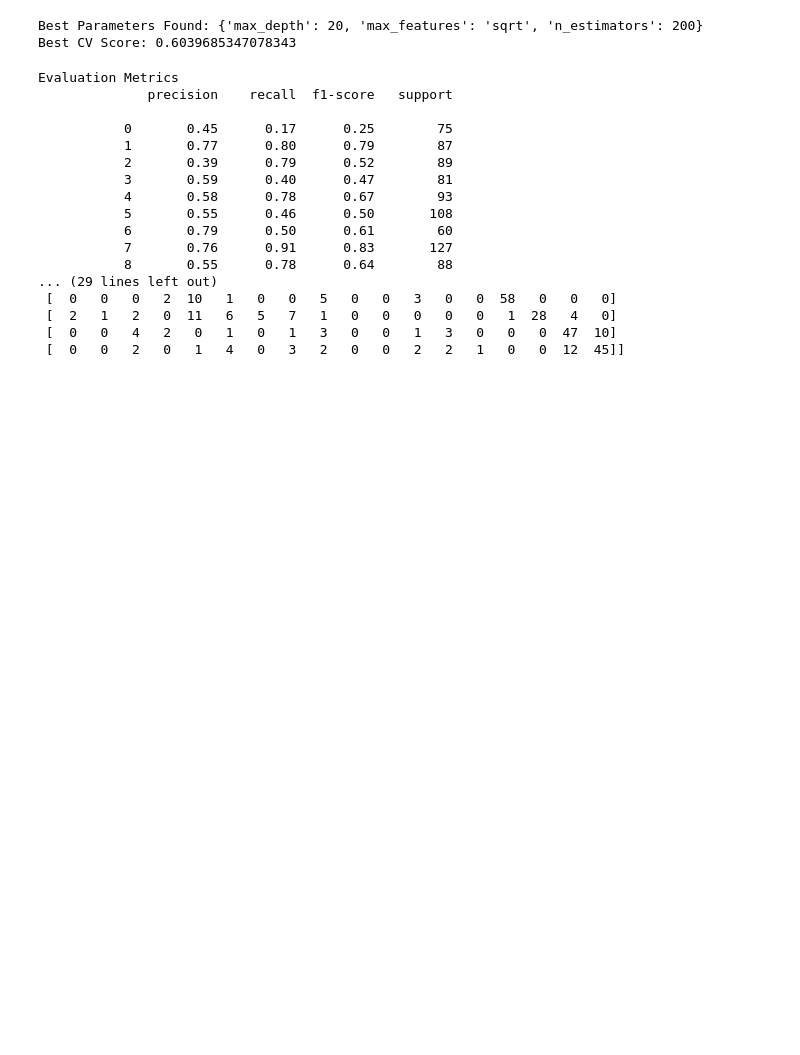
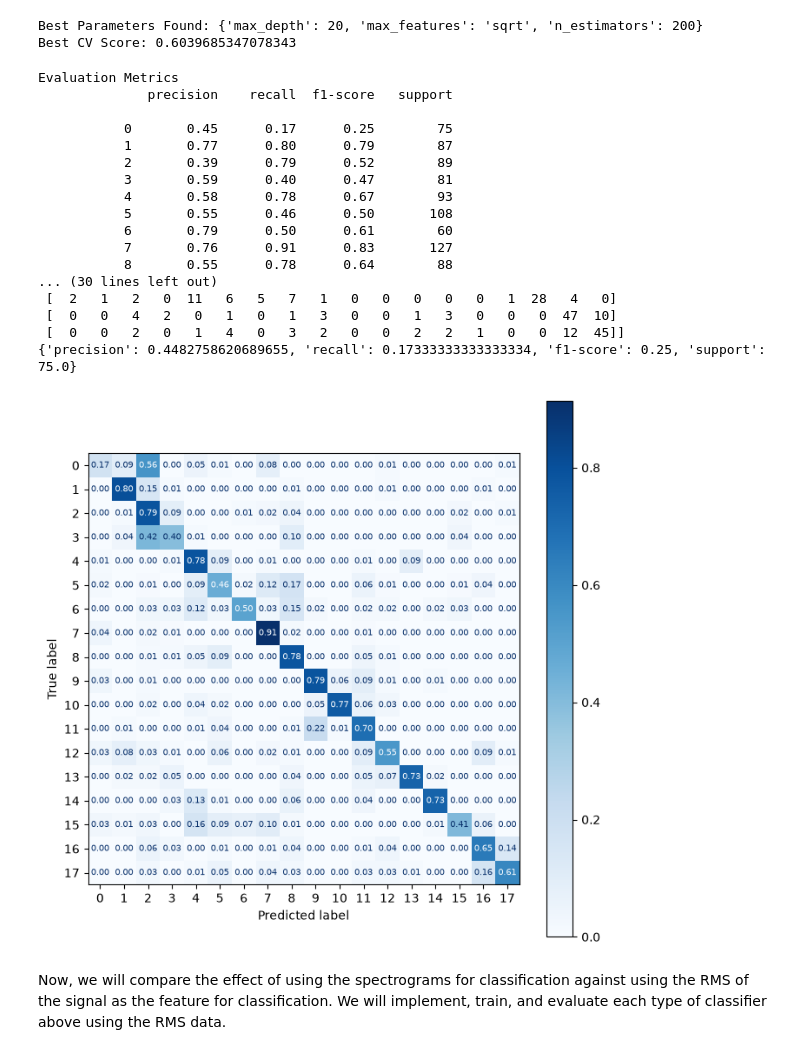
Before and after one commit to pulasthi-u/bm4152-paper, a Jupyter notebook: notebook_v2.ipynb, the cells around one changed output. Drawn from its saved outputs; the diff is of its cells as text; code cells hidden in the pictures; blank space fills up the shorter version.

```diff
--- a/notebook_v2.ipynb
+++ b/notebook_v2.ipynb
@@ -619,5 +764,5 @@ Finally, we also implement a random forest classifier.
 # %%
-parameters = {
+rf_parameters = {
     "n_estimators": [50, 100, 200],
     "max_depth": [5, 10, 20],
     "max_features": ["sqrt", "log2"],
@@ -625,7 +770,7 @@ parameters = {
 
 rf = sklearn.model_selection.GridSearchCV(
     sklearn.ensemble.RandomForestClassifier(random_state=58),
-    parameters, cv=4, scoring='accuracy'
+    rf_parameters, cv=4, scoring='accuracy'
 )
 
 rf.fit(X_train_reduced, y_train)
@@ -649,7 +794,10 @@ print("Evaluation Metrics")
 print(sklearn.metrics.classification_report(y_test, rf_predictions))
 
 print("Confusion Matrix")
-print(sklearn.metrics.confusion_matrix(y_test, rf_predictions))
+cm_rf = sklearn.metrics.confusion_matrix(y_test, rf_predictions, normalize='true')
+print(cm_rf)
+
+rf_metrics = sklearn.metrics.classification_report(y_test, rf_predictions, output_dict=True)
 # %% [output]
 Evaluation Metrics
               precision    recall  f1-score   support
@@ -663,8 +811,21 @@ Evaluation Metrics
            6       0.79      0.50      0.61        60
            7       0.76      0.91      0.83       127
            8       0.55      0.78      0.64        88
-... (29 lines left out)
- [  0   0   0   2  10   1   0   0   5   0   0   3   0   0  58   0   0   0]
+... (30 lines left out)
  [  2   1   2   0  11   6   5   7   1   0   0   0   0   0   1  28   4   0]
  [  0   0   4   2   0   1   0   1   3   0   0   1   3   0   0   0  47  10]
  [  0   0   2   0   1   4   0   3   2   0   0   2   2   1   0   0  12  45]]
+{'precision': 0.4482758620689655, 'recall': 0.17333333333333334, 'f1-score': 0.25, 'support': 75.0}
+# %%
+# Plot the confusion matrix
+cm_rf_disp = sklearn.metrics.ConfusionMatrixDisplay(confusion_matrix=cm_rf)
+
+plt.figure(figsize=(8, 8))
+
+cm_rf_disp.plot(cmap='Blues', values_format='.2f', ax=plt.gca(), text_kw={'size': 7})
+
+plt.show()
+# %% [output]
+[figure, added]
+# %% [markdown]
+Now, we will compare the effect of using the spectrograms for classification against using the RMS of the signal as the feature for classification. We will implement, train, and evaluate each type of classifier above using the RMS data.
```
Also changed, not shown: parts of 22 cells of this notebook.
